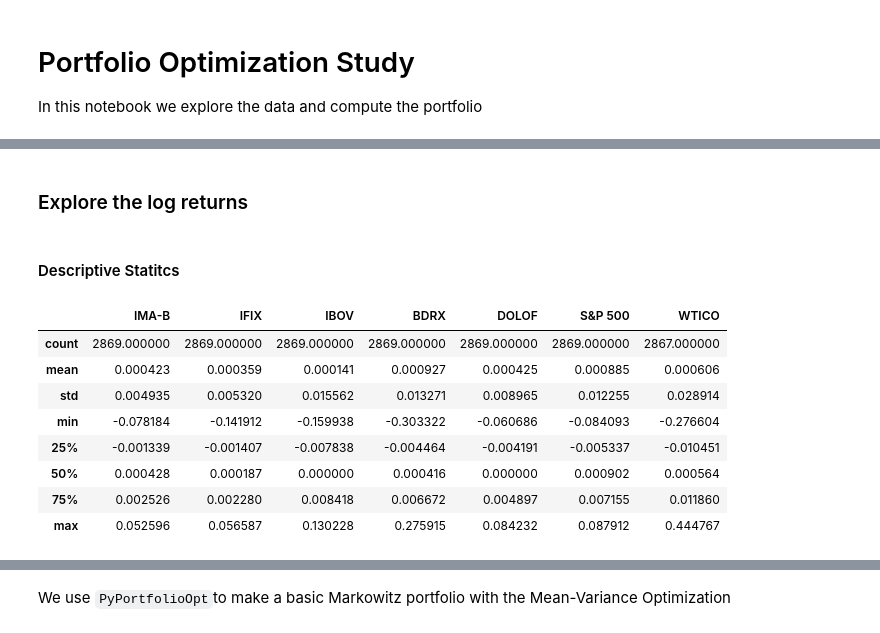
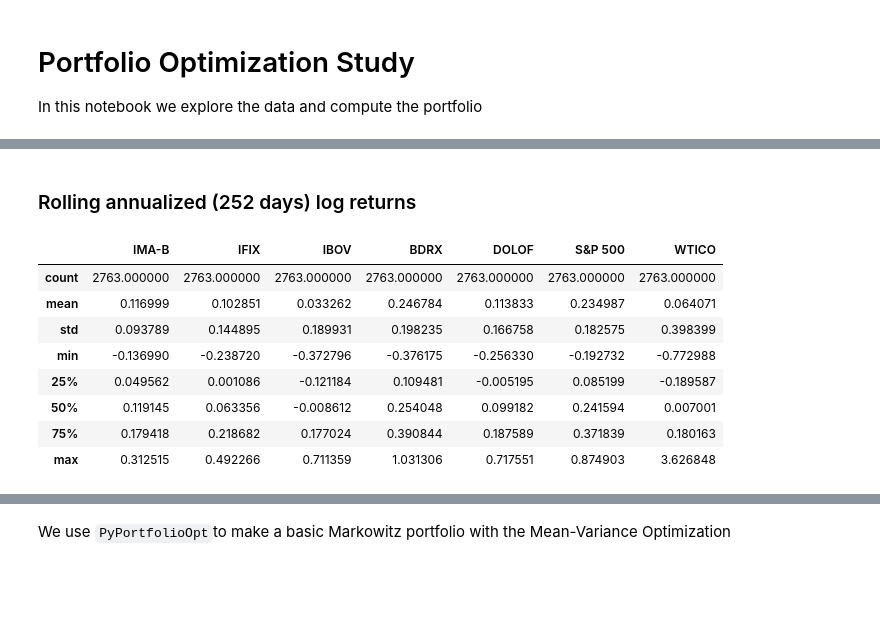
Before and after one commit to marcus-santos/portfolio, a Jupyter notebook: index.ipynb, the cells around one changed output, grey strips where cells are left out. Saved outputs shown, nothing was run; the diff lists cells and outputs as text; code cells hidden in the pictures; blank space fills up the shorter version.

```diff
--- a/index.ipynb
+++ b/index.ipynb
@@ -59,4 +72,12 @@ Dropping `NASDAQ`, `DJIA` and `EURUSD`
 # %%
-lreturns.drop(columns=['DJIA', 'NASDAQ', 'EURUSD'], inplace=True)
-sns.heatmap(lreturns.corr(), annot=True, fmt='.2f');
+# ticker to exclude with corr >= 0.7
+exclude = ['IRF-M', 'IDA Geral', 'IDA IPCA', 'UTIL', 'IDIV', 'IEEX' ,'IGCX', 'IMOB',
+           'INDX', 'ISEE', 'ITAG', 'IVBX', 'MLCX', 'SMLL', 'EUROBR', 'DJIA', 'NASDAQ']
+
+plt.figure(figsize=(15, 10))
+df2 = df.drop(columns=exclude)
+phi = df2.loc[:str(yn+2)].corr()
+print(f"Number of Tickers: {len(df2.columns)}")
+h = sns.heatmap(phi, annot=True, fmt='.2f', vmin=-1, vmax=1, cmap='twilight_shifted');
+h.set_title('Correlation Heatmap 2', fontdict={'fontsize':12}, pad=12);
 # %% [output]
@@ -63,0 +96,11 @@ sns.heatmap(lreturns.corr(), annot=True, fmt='.2f');
+# %%
+# IDA DI presents almost no risk
+exclude = ['IDA DI']
+
+df3 = df2.drop(columns=exclude)
+S = risk_models.sample_cov(df2, returns_data=True)
+
+print(f"Number of Tickers: {len(df3.columns)}")
+
+plt.figure(figsize=(15, 10));
+sns.heatmap(S, annot=True, fmt='.4f', cmap='Oranges');
@@ -64,17 +121,16 @@ sns.heatmap(lreturns.corr(), annot=True, fmt='.2f');
 # %% [markdown]
-### Explore the log returns
+### Rolling annualized (252 days) log returns
-# %% [markdown]
-#### Descriptive Statitcs
 # %%
-lreturns.describe()
+df_rolling_252d = df3.loc['2011':].add(1).rolling(252, min_periods=1).apply(np.prod).sub(1)
+df_rolling_252d.describe()
 # %% [output]
 |  | IMA-B | IFIX | IBOV | BDRX | DOLOF | S&P 500 | WTICO |
-| count | 2869.000000 | 2869.000000 | 2869.000000 | 2869.000000 | 2869.000000 | 2869.000000 | 2867.000000 |
-| mean | 0.000423 | 0.000359 | 0.000141 | 0.000927 | 0.000425 | 0.000885 | 0.000606 |
-| std | 0.004935 | 0.005320 | 0.015562 | 0.013271 | 0.008965 | 0.012255 | 0.028914 |
-| min | -0.078184 | -0.141912 | -0.159938 | -0.303322 | -0.060686 | -0.084093 | -0.276604 |
-| 25% | -0.001339 | -0.001407 | -0.007838 | -0.004464 | -0.004191 | -0.005337 | -0.010451 |
-| 50% | 0.000428 | 0.000187 | 0.000000 | 0.000416 | 0.000000 | 0.000902 | 0.000564 |
-| 75% | 0.002526 | 0.002280 | 0.008418 | 0.006672 | 0.004897 | 0.007155 | 0.011860 |
-| max | 0.052596 | 0.056587 | 0.130228 | 0.275915 | 0.084232 | 0.087912 | 0.444767 |
+| count | 2763.000000 | 2763.000000 | 2763.000000 | 2763.000000 | 2763.000000 | 2763.000000 | 2763.000000 |
+| mean | 0.116999 | 0.102851 | 0.033262 | 0.246784 | 0.113833 | 0.234987 | 0.064071 |
+| std | 0.093789 | 0.144895 | 0.189931 | 0.198235 | 0.166758 | 0.182575 | 0.398399 |
+| min | -0.136990 | -0.238720 | -0.372796 | -0.376175 | -0.256330 | -0.192732 | -0.772988 |
+| 25% | 0.049562 | 0.001086 | -0.121184 | 0.109481 | -0.005195 | 0.085199 | -0.189587 |
+| 50% | 0.119145 | 0.063356 | -0.008612 | 0.254048 | 0.099182 | 0.241594 | 0.007001 |
+| 75% | 0.179418 | 0.218682 | 0.177024 | 0.390844 | 0.187589 | 0.371839 | 0.180163 |
+| max | 0.312515 | 0.492266 | 0.711359 | 1.031306 | 0.717551 | 0.874903 | 3.626848 |
 # %% [markdown]
```
Also changed, not shown: parts of 58 cells of this notebook, 3 other files.
